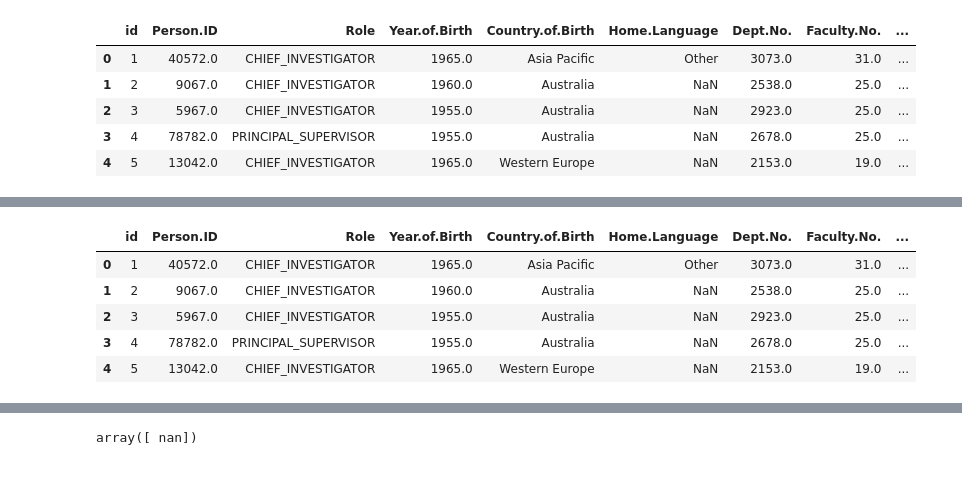
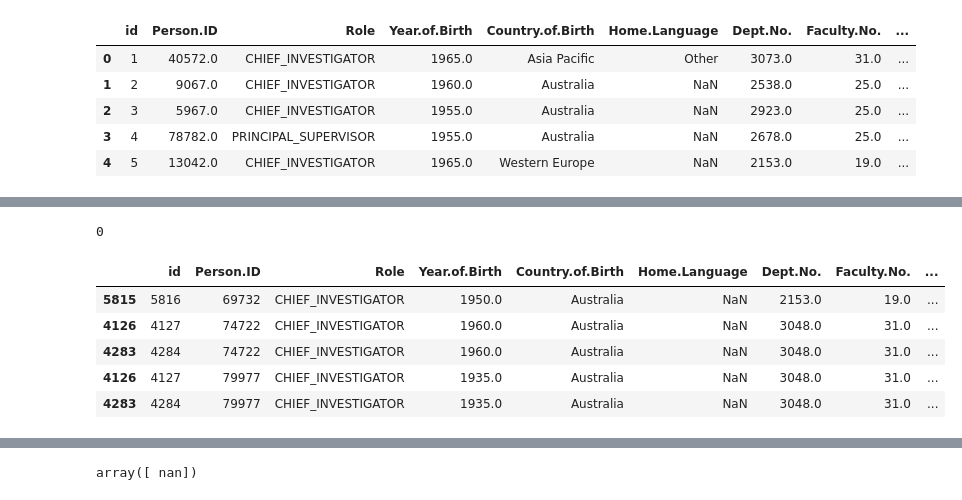
Before and after one commit to diegoami/DSRetreat_Melbourne_DIOLEM, a Jupyter notebook: scripts/emanuel_working.ipynb, the cells around one changed output, grey strips where cells are left out. Drawn from its saved outputs; the diff is of its cells as text; code cells hidden in the pictures.

```diff
--- a/scripts/emanuel_working.ipynb
+++ b/scripts/emanuel_working.ipynb
@@ -177,14 +170,30 @@ df_ext = df_ext.reset_index()
+# %%
+# this should be 0
+df_p.loc[:,'Person.ID'].isnull().sum()
+# %% [output]
+0
 # %%
 # we can now continue with the person table
 # we make all categorial variables to strings
 # numerics are first converted to integers, otherwise we will have .0 at the end
-df_p[['Person.ID','Dept.No.','Faculty.No.']]
+df_p[['Person.ID']] = df_p[['Person.ID']].astype(int).astype(str)
+df_p[['Dept.No.','Faculty.No.']] = df_p[['Dept.No.','Faculty.No.']].astype(str)
-# %%
-df_p.head()
-# %% [output]
-|  | id | Person.ID | Role | Year.of.Birth | Country.of.Birth | Home.Language | Dept.No. | Faculty.No. | ... |
-| 0 | 1 | 40572.0 | CHIEF_INVESTIGATOR | 1965.0 | Asia Pacific | Other | 3073.0 | 31.0 | ... |
-| 1 | 2 | 9067.0 | CHIEF_INVESTIGATOR | 1960.0 | Australia | NaN | 2538.0 | 25.0 | ... |
-| 2 | 3 | 5967.0 | CHIEF_INVESTIGATOR | 1955.0 | Australia | NaN | 2923.0 | 25.0 | ... |
-| 3 | 4 | 78782.0 | PRINCIPAL_SUPERVISOR | 1955.0 | Australia | NaN | 2678.0 | 25.0 | ... |
-| 4 | 5 | 13042.0 | CHIEF_INVESTIGATOR | 1965.0 | Western Europe | NaN | 2153.0 | 19.0 | ... |
+# %%
+# next columns to work on is the years spend in the uni
+# we rename the column -> implemented by oleg
+# df_p = df_p.rename(columns={'No..of.Years.in.Uni.at.Time.of.Grant': 'years_in_uni'})
+# we use a dict to remap the values
+dict_years_in_uni = {'Less than 0': 0.,
+'>=0 to 5': 1.,
+'>5 to 10': 2.,
+'>10 to 15': 3.,
+'more than 15': 4.}
+df_p = df_p.replace({'years_in_uni' : dict_years_in_uni})
+df_p.tail()
+# %% [output]
+|  | id | Person.ID | Role | Year.of.Birth | Country.of.Birth | Home.Language | Dept.No. | Faculty.No. | ... |
+| 5815 | 5816 | 69732 | CHIEF_INVESTIGATOR | 1950.0 | Australia | NaN | 2153.0 | 19.0 | ... |
+| 4126 | 4127 | 74722 | CHIEF_INVESTIGATOR | 1960.0 | Australia | NaN | 3048.0 | 31.0 | ... |
+| 4283 | 4284 | 74722 | CHIEF_INVESTIGATOR | 1960.0 | Australia | NaN | 3048.0 | 31.0 | ... |
+| 4126 | 4127 | 79977 | CHIEF_INVESTIGATOR | 1935.0 | Australia | NaN | 3048.0 | 31.0 | ... |
+| 4283 | 4284 | 79977 | CHIEF_INVESTIGATOR | 1935.0 | Australia | NaN | 3048.0 | 31.0 | ... |
```
Also changed, not shown: parts of 11 cells of this notebook, 3 other files.
